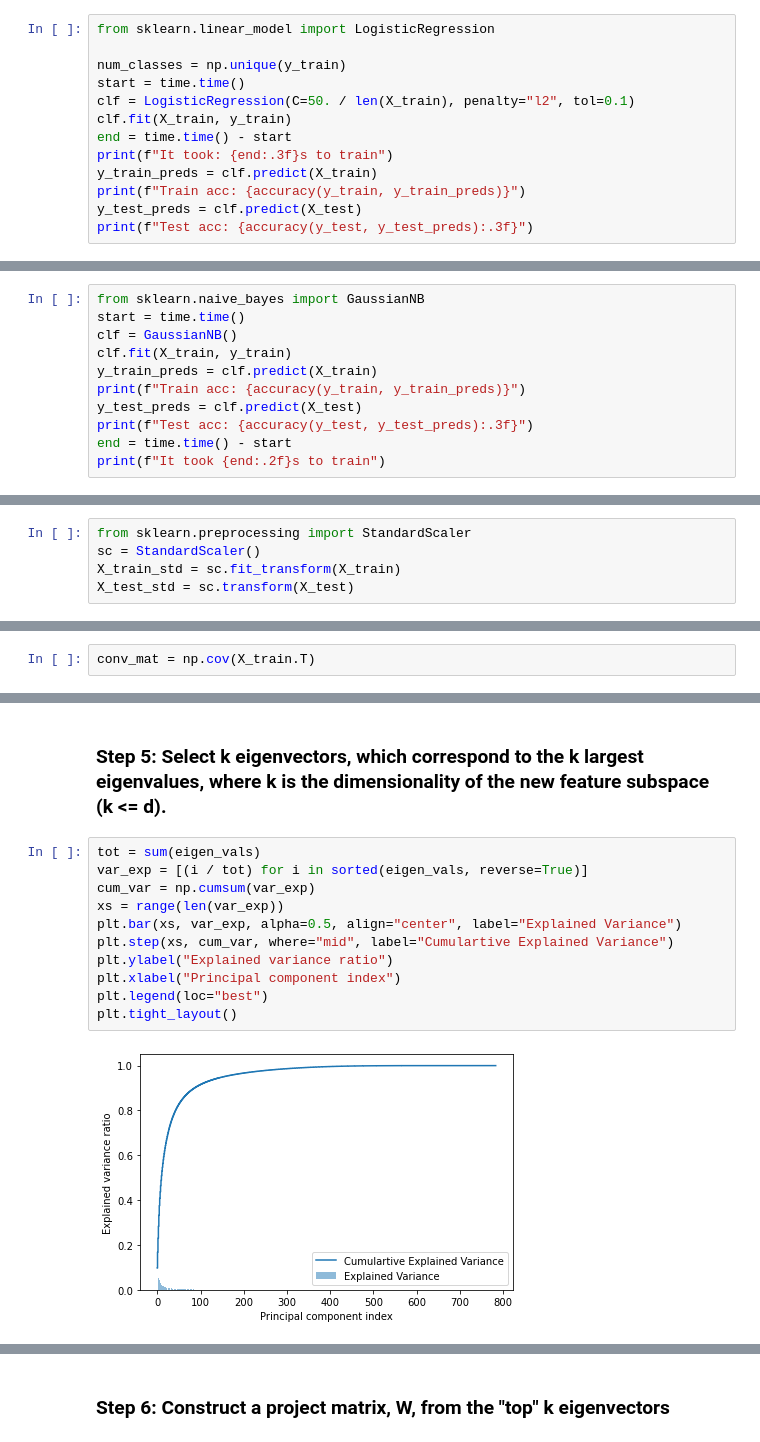
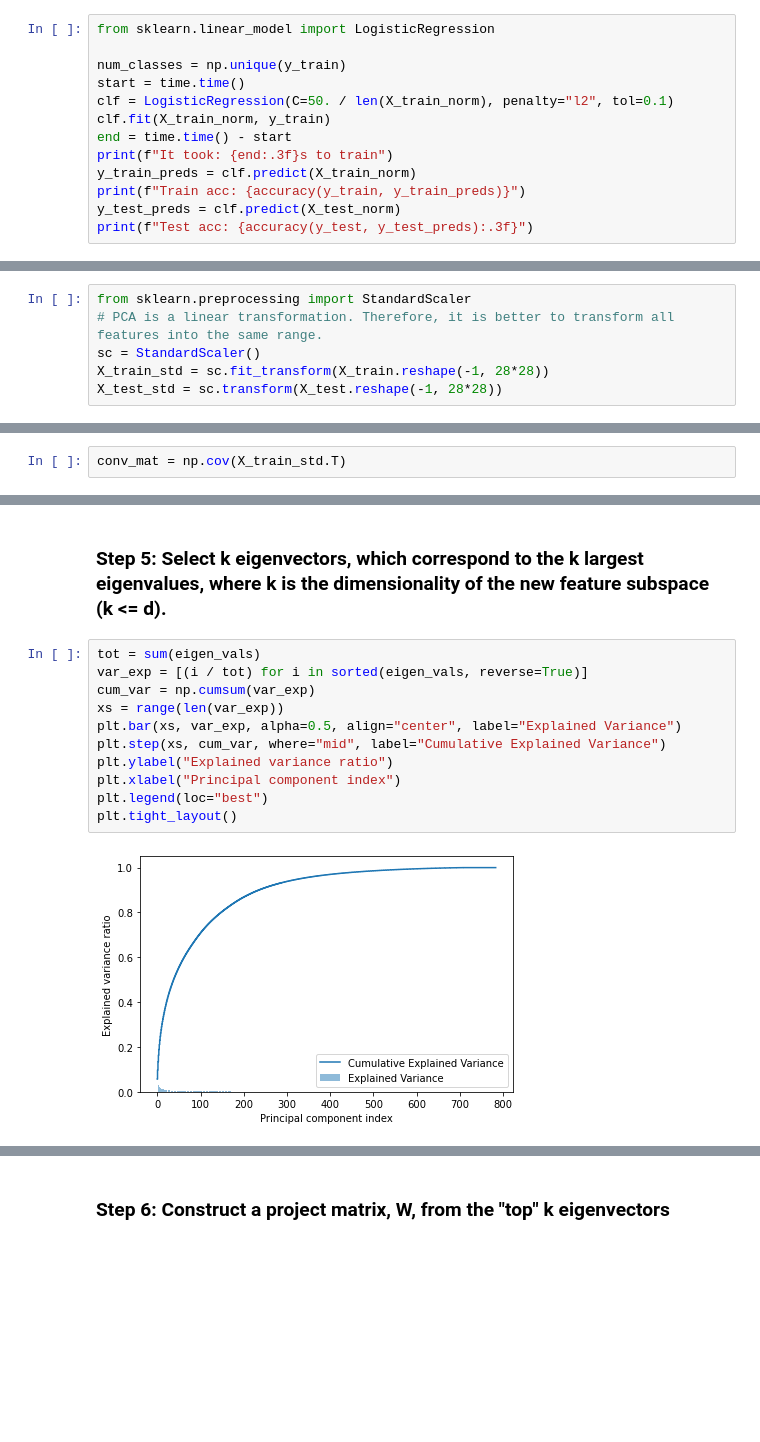
Before and after one commit to txnguyen292/ds_from_scratch, a Jupyter notebook: notebook/PCA.ipynb, the cells around one changed output, grey strips where cells are left out. Cells and saved outputs as stored; diff of their text form; blank space fills up the shorter version.

```diff
--- a/notebook/PCA.ipynb
+++ b/notebook/PCA.ipynb
@@ -55,13 +61,13 @@ from sklearn.linear_model import LogisticRegression
 
 num_classes = np.unique(y_train)
 start = time.time()
-clf = LogisticRegression(C=50. / len(X_train), penalty="l2", tol=0.1)
-clf.fit(X_train, y_train)
+clf = LogisticRegression(C=50. / len(X_train_norm), penalty="l2", tol=0.1)
+clf.fit(X_train_norm, y_train)
 end = time.time() - start
 print(f"It took: {end:.3f}s to train")
-y_train_preds = clf.predict(X_train)
+y_train_preds = clf.predict(X_train_norm)
 print(f"Train acc: {accuracy(y_train, y_train_preds)}")
-y_test_preds = clf.predict(X_test)
+y_test_preds = clf.predict(X_test_norm)
 print(f"Test acc: {accuracy(y_test, y_test_preds):.3f}")
 # %% [output]
 STOP: TOTAL NO. of ITERATIONS REACHED LIMIT.
@@ -75,13 +81,2 @@ It took: 123.088s to train
 Train acc: 0.8916166666666666
 Test acc: 0.899
-# %%
-from sklearn.naive_bayes import GaussianNB
-start = time.time()
-clf = GaussianNB()
-clf.fit(X_train, y_train)
-y_train_preds = clf.predict(X_train)
-print(f"Train acc: {accuracy(y_train, y_train_preds)}")
-y_test_preds = clf.predict(X_test)
-print(f"Test acc: {accuracy(y_test, y_test_preds):.3f}")
-end = time.time() - start
-print(f"It took {end:.2f}s to train")
@@ -95,6 +86,7 @@ It took 61.04s to train
 ### Step 1: standardize the d-dimensional dataset
 # %%
 from sklearn.preprocessing import StandardScaler
+# PCA is a linear transformation. Therefore, it is better to transform all features into the same range.
 sc = StandardScaler()
-X_train_std = sc.fit_transform(X_train)
-X_test_std = sc.transform(X_test)
+X_train_std = sc.fit_transform(X_train.reshape(-1, 28*28))
+X_test_std = sc.transform(X_test.reshape(-1, 28*28))
@@ -101,7 +109,7 @@ X_test_std = sc.transform(X_test)
 # %% [markdown]
 ### Step 2: Construct Covariance Matrix
 # %%
-conv_mat = np.cov(X_train.T)
+conv_mat = np.cov(X_train_std.T)
 # %% [markdown]
 ### Step 3: Decompose the covariance matrix into its eigenvectors and eigenvalues
 # %%
@@ -116,16 +124,16 @@ eigen_pairs.sort(key=lambda x: x[0], reverse=True)
 # %%
 tot = sum(eigen_vals)
 var_exp = [(i / tot) for i in sorted(eigen_vals, reverse=True)]
 cum_var = np.cumsum(var_exp)
 xs = range(len(var_exp))
 plt.bar(xs, var_exp, alpha=0.5, align="center", label="Explained Variance")
-plt.step(xs, cum_var, where="mid", label="Cumulartive Explained Variance")
+plt.step(xs, cum_var, where="mid", label="Cumulative Explained Variance")
 plt.ylabel("Explained variance ratio")
 plt.xlabel("Principal component index")
 plt.legend(loc="best")
 plt.tight_layout()
 # %% [output]
-[figure, old version]
+[figure, new version]
 # %%
 thresh_ind = np.argwhere(cum_var > 0.95)[0][0]
 thresh_ind
```
Also changed, not shown: parts of 18 cells of this notebook.
